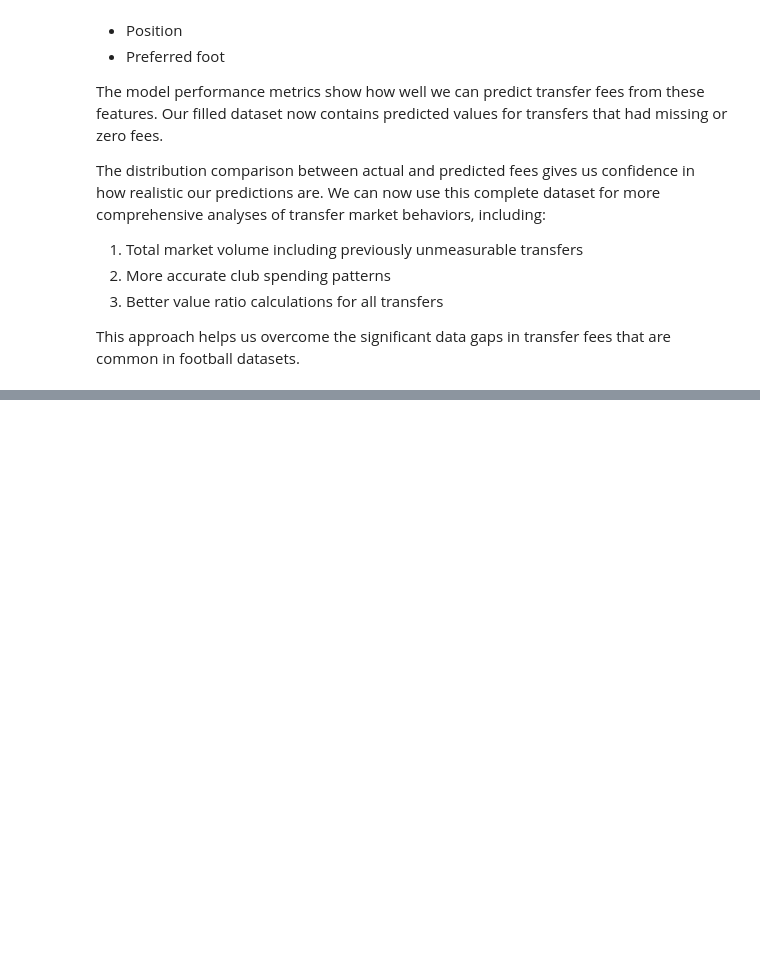
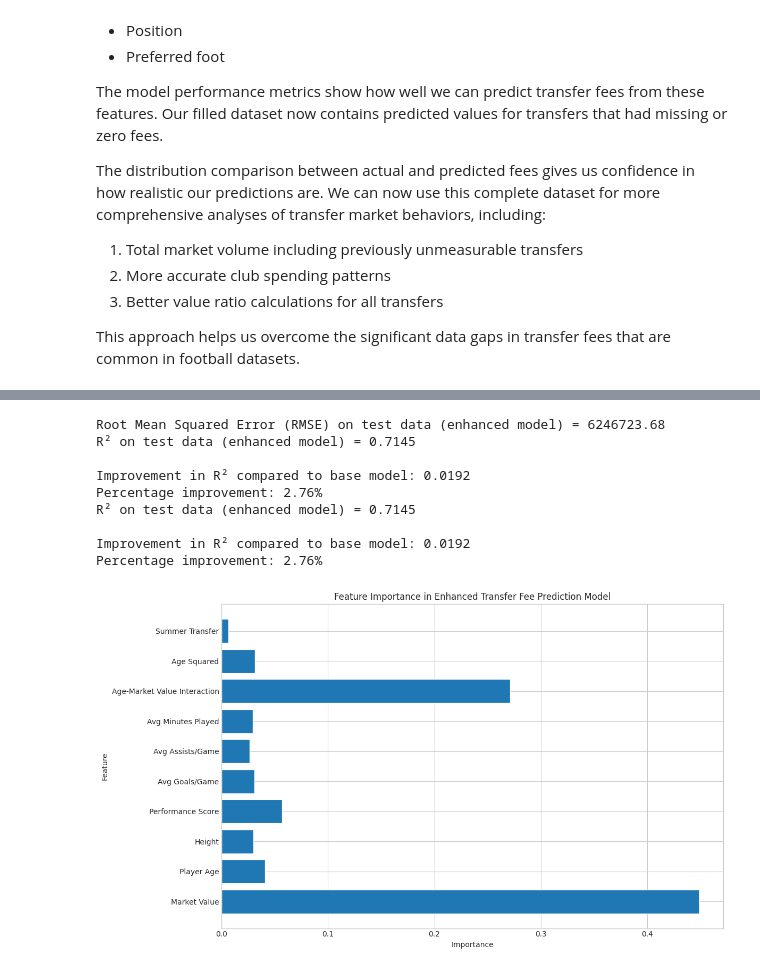
Before and after one commit to windesque/COSC526-project, a Jupyter notebook: TransferStudy.ipynb, the cells around one changed output, grey strips where cells are left out. Saved outputs shown, nothing was run; the diff lists cells and outputs as text; code cells hidden in the pictures; blank space fills up the shorter version.

```diff
--- a/TransferStudy.ipynb
+++ b/TransferStudy.ipynb
@@ -1019,0 +1582,69 @@ This approach helps us overcome the significant data gaps in transfer fees that
+# %%
+# Train Random Forest Regressor
+rf_enhanced = RandomForestRegressor(
+    featuresCol="features",
+    labelCol="transfer_fee",
+    numTrees=100,
+    maxDepth=10
+)
+
+# Train the model
+rf_enhanced_model = rf_enhanced.fit(train_enhanced)
+
+# Make predictions
+predictions_enhanced = rf_enhanced_model.transform(test_enhanced)
+
+# Evaluate model performance
+evaluator = RegressionEvaluator(
+    labelCol="transfer_fee",
+    predictionCol="prediction",
+    metricName="rmse"
+)
+
+rmse_enhanced = evaluator.evaluate(predictions_enhanced)
+print(f"\nRoot Mean Squared Error (RMSE) on test data (enhanced model) = {rmse_enhanced:.2f}")
+
+# R² score
+r2_evaluator = RegressionEvaluator(
+    labelCol="transfer_fee",
+    predictionCol="prediction",
+    metricName="r2"
+)
+r2_enhanced = r2_evaluator.evaluate(predictions_enhanced)
+print(f"R² on test data (enhanced model) = {r2_enhanced:.4f}")
+
+# Compare with previous model if possible
+if 'r2' in locals():
+    print(f"\nImprovement in R² compared to base model: {r2_enhanced - r2:.4f}")
+    improvement_percentage = ((r2_enhanced - r2) / r2) * 100
+    print(f"Percentage improvement: {improvement_percentage:.2f}%")
+
+# Visualize feature importances
+feature_names = [
+    "Market Value",
+    "Player Age",
+    "Height",
+    "Performance Score",
+    "Avg Goals/Game",
+    "Avg Assists/Game",
+    "Avg Minutes Played",
+    "Age-Market Value Interaction",
+    "Age Squared",
+    "Summer Transfer"
+]
+
+# Extract importances for numeric features
+importances = rf_enhanced_model.featureImportances.toArray()
+numeric_importances = importances[:len(feature_names)]
+
+plt.figure(figsize=(12, 7))
+plt.barh(feature_names, numeric_importances)
+plt.xlabel("Importance")
+plt.ylabel("Feature")
+plt.title("Feature Importance in Enhanced Transfer Fee Prediction Model")
+plt.tight_layout()
+plt.show()
+
+# Store the model for later use
+dataframes['rf_model_enhanced'] = rf_enhanced_model
+# %% [output]
@@ -1019,0 +1664,10 @@ This approach helps us overcome the significant data gaps in transfer fees that
+Root Mean Squared Error (RMSE) on test data (enhanced model) = 6246723.68
+R² on test data (enhanced model) = 0.7145
+
+Improvement in R² compared to base model: 0.0192
+Percentage improvement: 2.76%
+R² on test data (enhanced model) = 0.7145
+
+Improvement in R² compared to base model: 0.0192
+Percentage improvement: 2.76%
+[figure, added]
```
Also changed, not shown: parts of 41 cells of this notebook, 4 other files.
